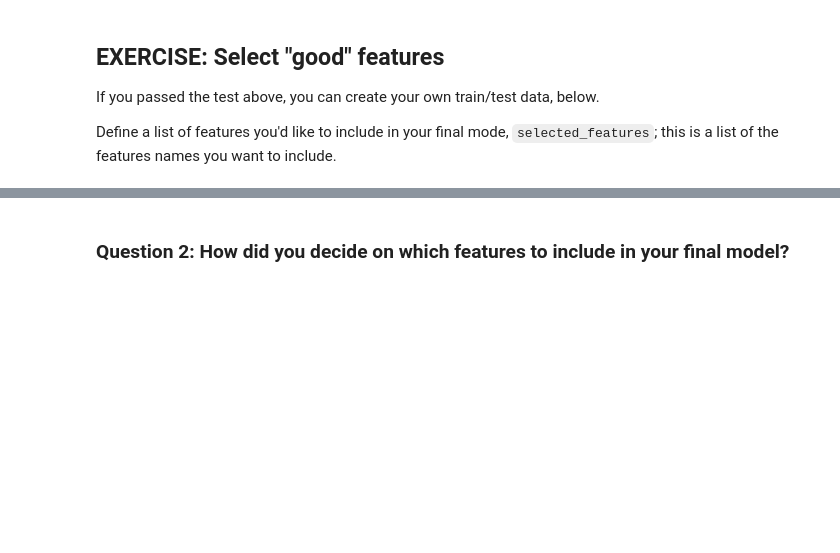
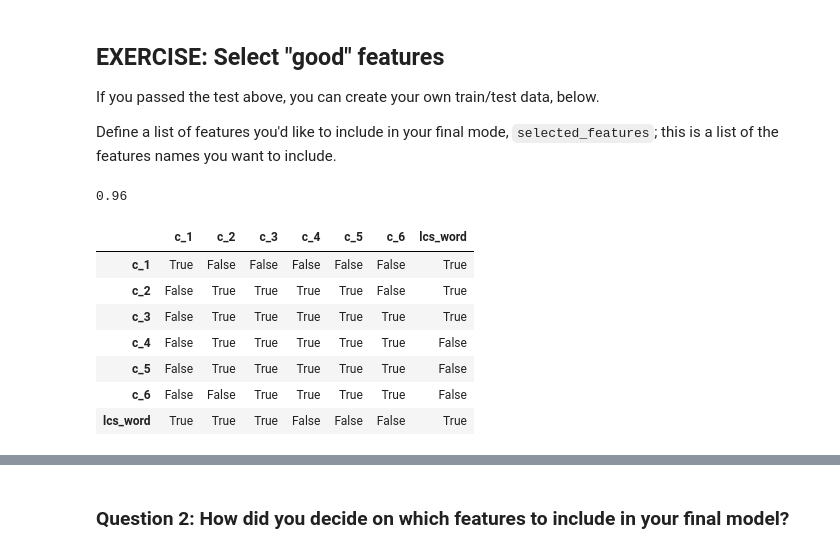
Before and after one commit to ierolsen/Udacity-Plagiarism-Detection-Project, a Jupyter notebook: 2_Plagiarism_Feature_Engineering.ipynb, the cells around one changed output, grey strips where cells are left out. Drawn from its saved outputs; the diff is of its cells as text; code cells hidden in the pictures; blank space fills up the shorter version.

```diff
--- a/2_Plagiarism_Feature_Engineering.ipynb
+++ b/2_Plagiarism_Feature_Engineering.ipynb
@@ -850,6 +862,21 @@ tests.test_data_split(train_x, train_y, test_x, test_y)
 If you passed the test above, you can create your own train/test data, below.
 
 Define a list of features you'd like to include in your final mode, `selected_features`; this is a list of the features names you want to include.
+# %%
+corr_matrix.to_numpy().mean().round(2)
+# %% [output]
+0.96
+# %%
+corr_matrix>0.96
+# %% [output]
+|  | c_1 | c_2 | c_3 | c_4 | c_5 | c_6 | lcs_word |
+| c_1 | True | False | False | False | False | False | True |
+| c_2 | False | True | True | True | True | False | True |
+| c_3 | False | True | True | True | True | True | True |
+| c_4 | False | True | True | True | True | True | False |
+| c_5 | False | True | True | True | True | True | False |
+| c_6 | False | False | True | True | True | True | False |
+| lcs_word | True | True | True | False | False | False | True |
 # %%
 # Select your list of features, this should be column names from features_df
 # ex. ['c_1', 'lcs_word']
```
Also changed, not shown: parts of 8 cells of this notebook.
